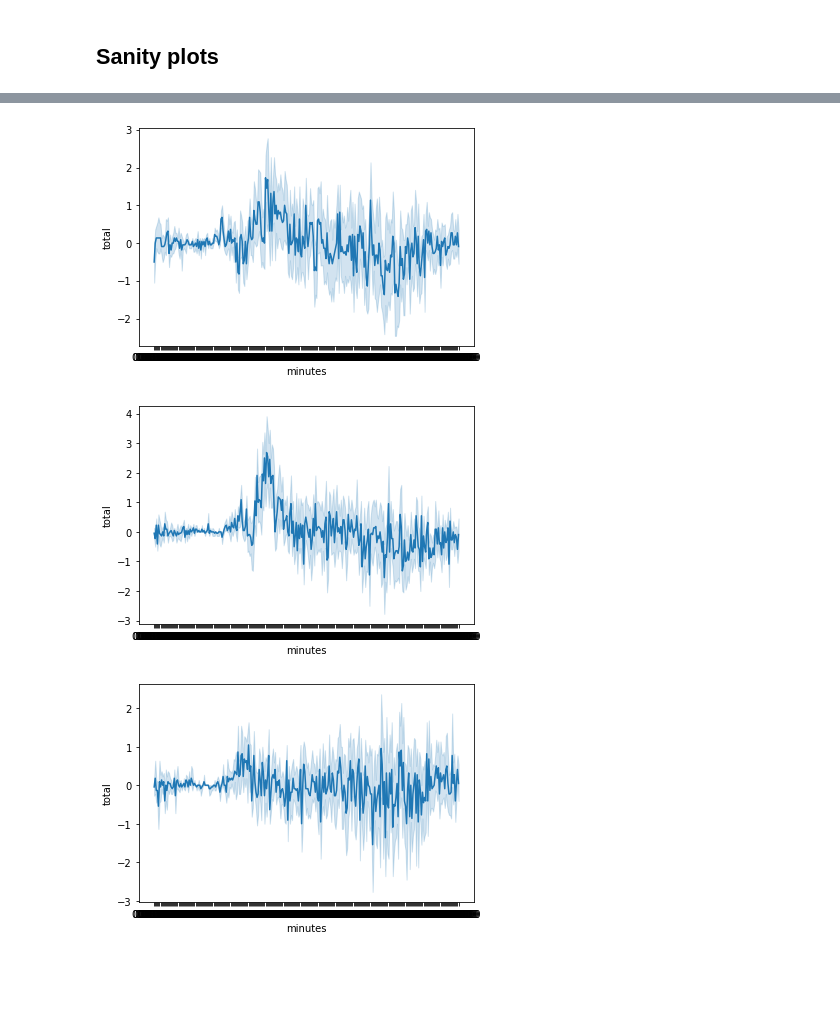
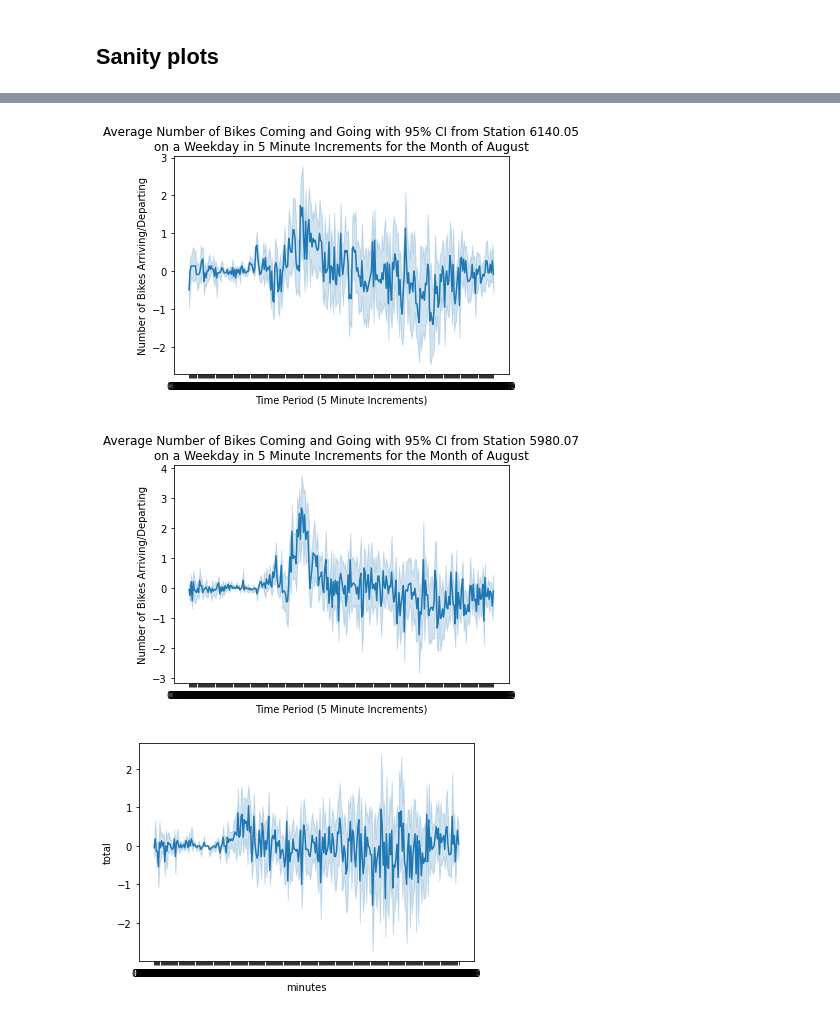
Before and after one commit to ethanglaser/MUU-Final-Project, a Jupyter notebook: warmup.ipynb, the cells around one changed output, grey strips where cells are left out. Drawn from its saved outputs; the diff is of its cells as text; code cells hidden in the pictures; blank space fills up the shorter version.

Commit message:
Update Figure labels.

```diff
--- a/warmup.ipynb
+++ b/warmup.ipynb
@@ -226,18 +235,27 @@ lineplot(data=chunked_532903);
 # %%
 chunked_614005['minutes'] = chunked_614005.index
 chunked_614005['minutes'] = pd.to_datetime(chunked_614005['minutes']).dt.strftime('%H:%M:%S')
-lineplot(y='total', x='minutes', data=chunked_614005);
+plot = lineplot(y='total', x='minutes', data=chunked_614005)
+plot.set_title('Average Number of Bikes Coming and Going with 95% CI from Station 6140.05\non a Weekday in 5 Minute Increments for the Month of August')
+plot.set_ylabel('Number of Bikes Arriving/Departing')
+plot.set_xlabel('Time Period (5 Minute Increments)');
 # %% [output]
-[figure, old version]
+[figure, new version]
 # %%
 chunked_598007['minutes'] = chunked_598007.index
 chunked_598007['minutes'] = pd.to_datetime(chunked_598007['minutes']).dt.strftime('%H:%M:%S')
-lineplot(y='total', x='minutes', data=chunked_598007);
+plot = lineplot(y='total', x='minutes', data=chunked_598007)
+plot.set_title('Average Number of Bikes Coming and Going with 95% CI from Station 5980.07\non a Weekday in 5 Minute Increments for the Month of August')
+plot.set_ylabel('Number of Bikes Arriving/Departing')
+plot.set_xlabel('Time Period (5 Minute Increments)');
 # %% [output]
-[figure, old version]
+[figure, new version]
 # %%
 chunked_532903['minutes'] = chunked_532903.index
 chunked_532903['minutes'] = pd.to_datetime(chunked_532903['minutes']).dt.strftime('%H:%M:%S')
-lineplot(y='total', x='minutes', data=chunked_532903);
+lineplot(y='total', x='minutes', data=chunked_532903)
+plot.set_title('Average Number of Bikes Coming and Going with 95% CI from Station 5329.03\non a Weekday in 5 Minute Increments for the Month of August')
+plot.set_ylabel('Number of Bikes Arriving/Departing')
+plot.set_xlabel('Time Period (5 Minute Increments)');
 # %% [output]
-[figure, old version]
+[figure, new version]
```
Also changed, not shown: parts of 6 cells of this notebook.
